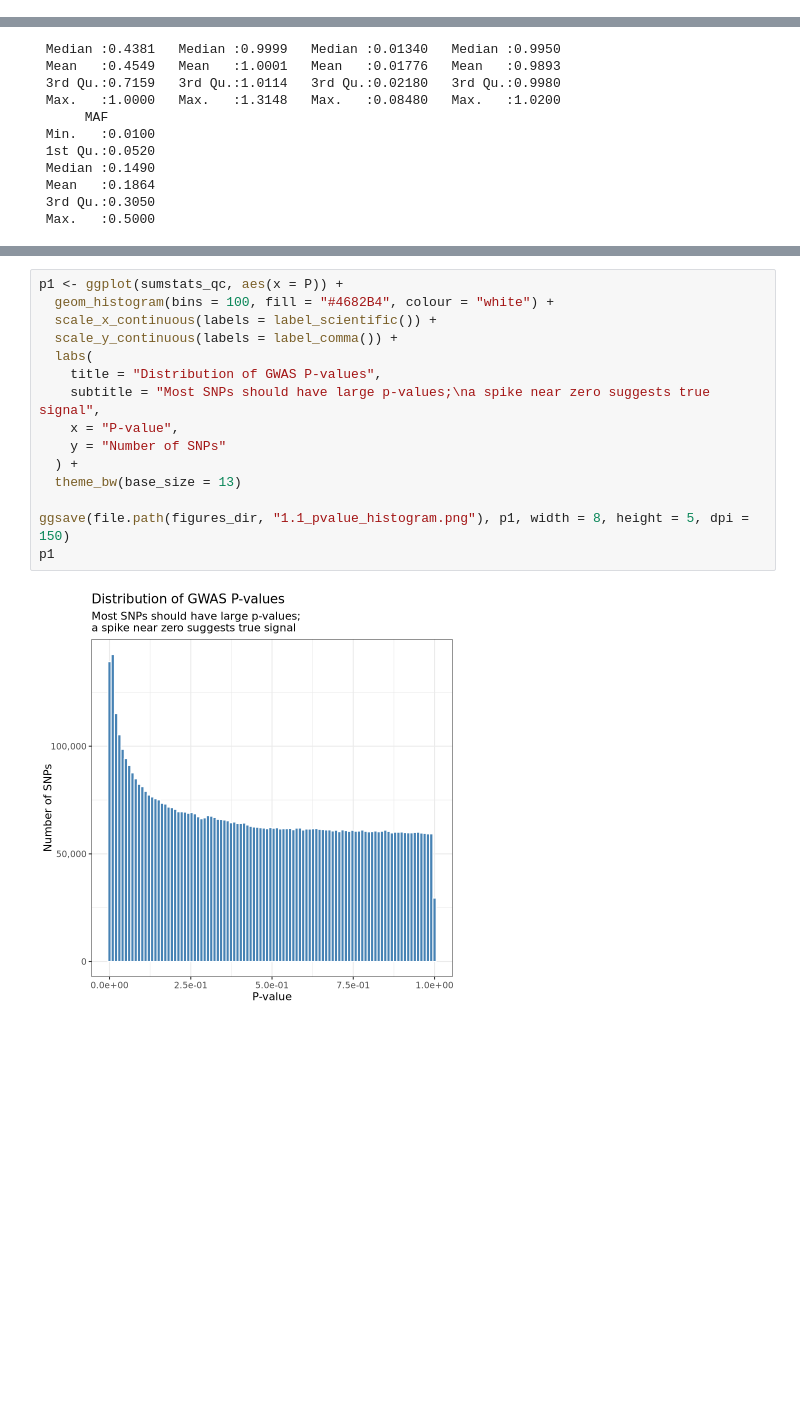
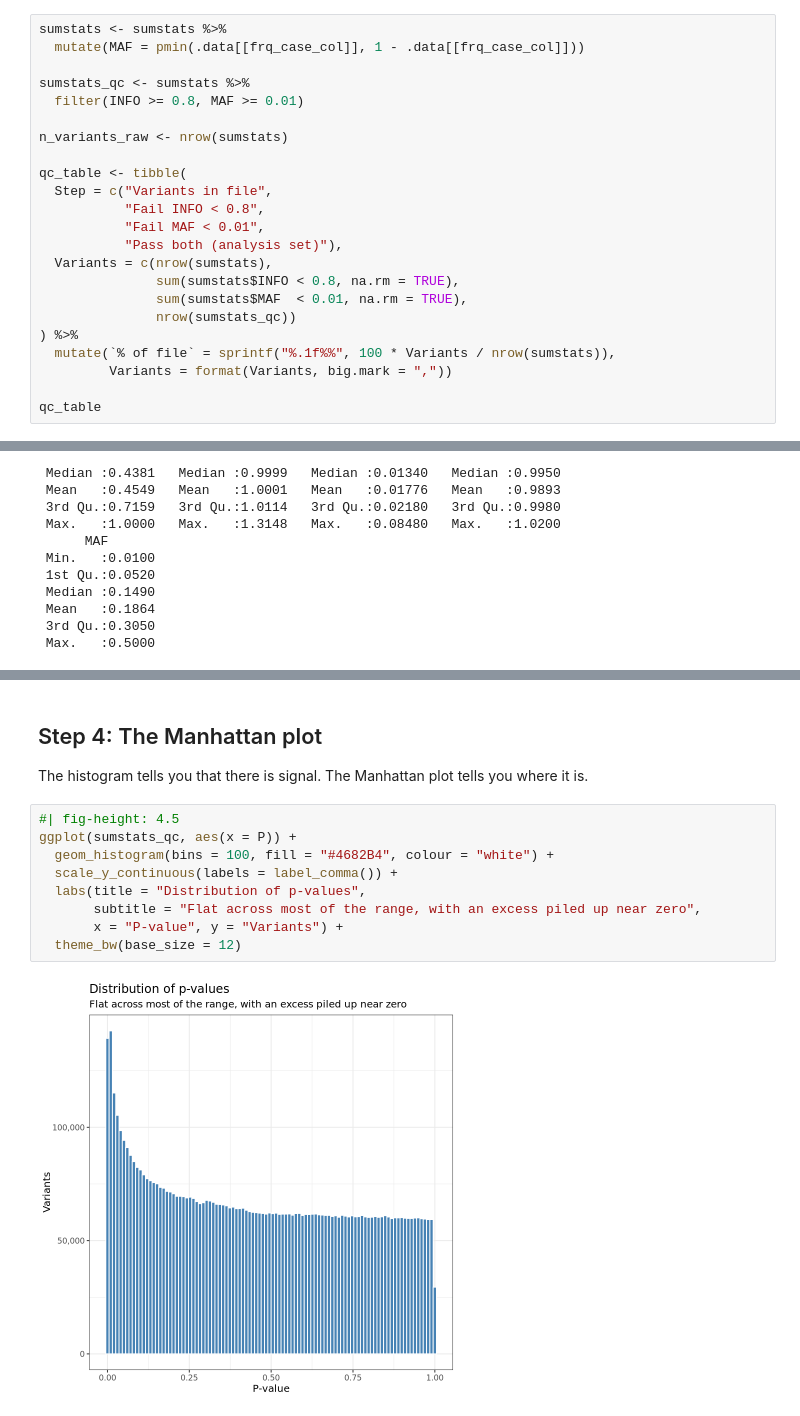
Before and after one commit to SamueleSoraggi/post-gwas-analysis_course, a Jupyter notebook: Notebooks/00_explore_gwas_sumstats.ipynb, the cells around one changed output, grey strips where cells are left out. Cells and saved outputs as stored; diff of their text form; blank space fills up the shorter version.

```diff
--- a/Notebooks/00_explore_gwas_sumstats.ipynb
+++ b/Notebooks/00_explore_gwas_sumstats.ipynb
@@ -179,0 +220,23 @@ A tibble: 4 × 2
+# %%
+sumstats <- sumstats %>%
+  mutate(MAF = pmin(.data[[frq_case_col]], 1 - .data[[frq_case_col]]))
+
+sumstats_qc <- sumstats %>%
+  filter(INFO >= 0.8, MAF >= 0.01)
+
+n_variants_raw <- nrow(sumstats)
+
+qc_table <- tibble(
+  Step = c("Variants in file",
+           "Fail INFO < 0.8",
+           "Fail MAF < 0.01",
+           "Pass both (analysis set)"),
+  Variants = c(nrow(sumstats),
+               sum(sumstats$INFO < 0.8, na.rm = TRUE),
+               sum(sumstats$MAF  < 0.01, na.rm = TRUE),
+               nrow(sumstats_qc))
+) %>%
+  mutate(`% of file` = sprintf("%.1f%%", 100 * Variants / nrow(sumstats)),
+         Variants = format(Variants, big.mark = ","))
+
+qc_table
@@ -271,17 +395,15 @@ The next cells reproduce the classic exploratory plots. Save them because they a
+# %% [markdown]
+## Step 4: The Manhattan plot
+
+The histogram tells you that there is signal. The Manhattan plot tells you where it is.
 # %%
-p1 <- ggplot(sumstats_qc, aes(x = P)) +
+#| fig-height: 4.5
+ggplot(sumstats_qc, aes(x = P)) +
   geom_histogram(bins = 100, fill = "#4682B4", colour = "white") +
-  scale_x_continuous(labels = label_scientific()) +
   scale_y_continuous(labels = label_comma()) +
-  labs(
-    title = "Distribution of GWAS P-values",
-    subtitle = "Most SNPs should have large p-values;\na spike near zero suggests true signal",
-    x = "P-value",
-    y = "Number of SNPs"
-  ) +
-  theme_bw(base_size = 13)
-
-ggsave(file.path(figures_dir, "1.1_pvalue_histogram.png"), p1, width = 8, height = 5, dpi = 150)
-p1
+  labs(title = "Distribution of p-values",
+       subtitle = "Flat across most of the range, with an excess piled up near zero",
+       x = "P-value", y = "Variants") +
+  theme_bw(base_size = 12)
 # %% [output]
-[figure, old version]
+[figure, new version]
```
Also changed, not shown: parts of 56 cells of this notebook, 7 other files.
